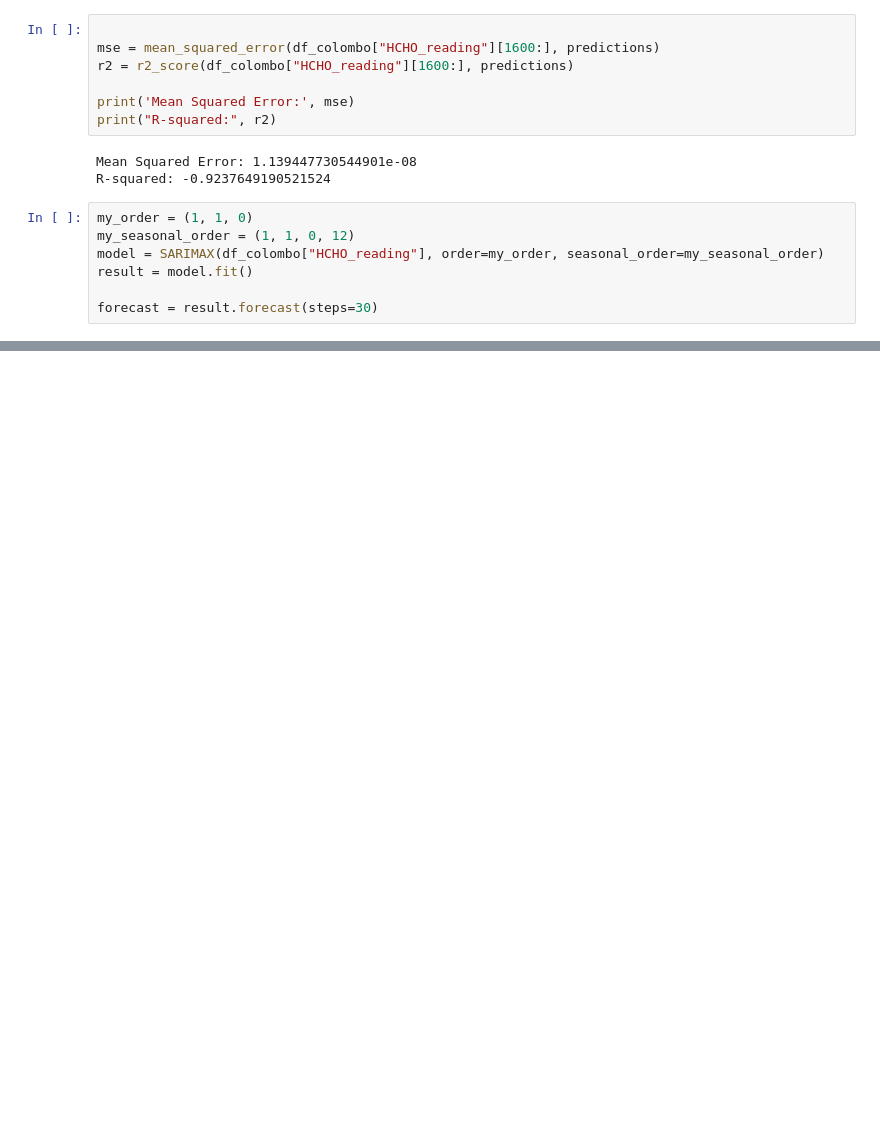
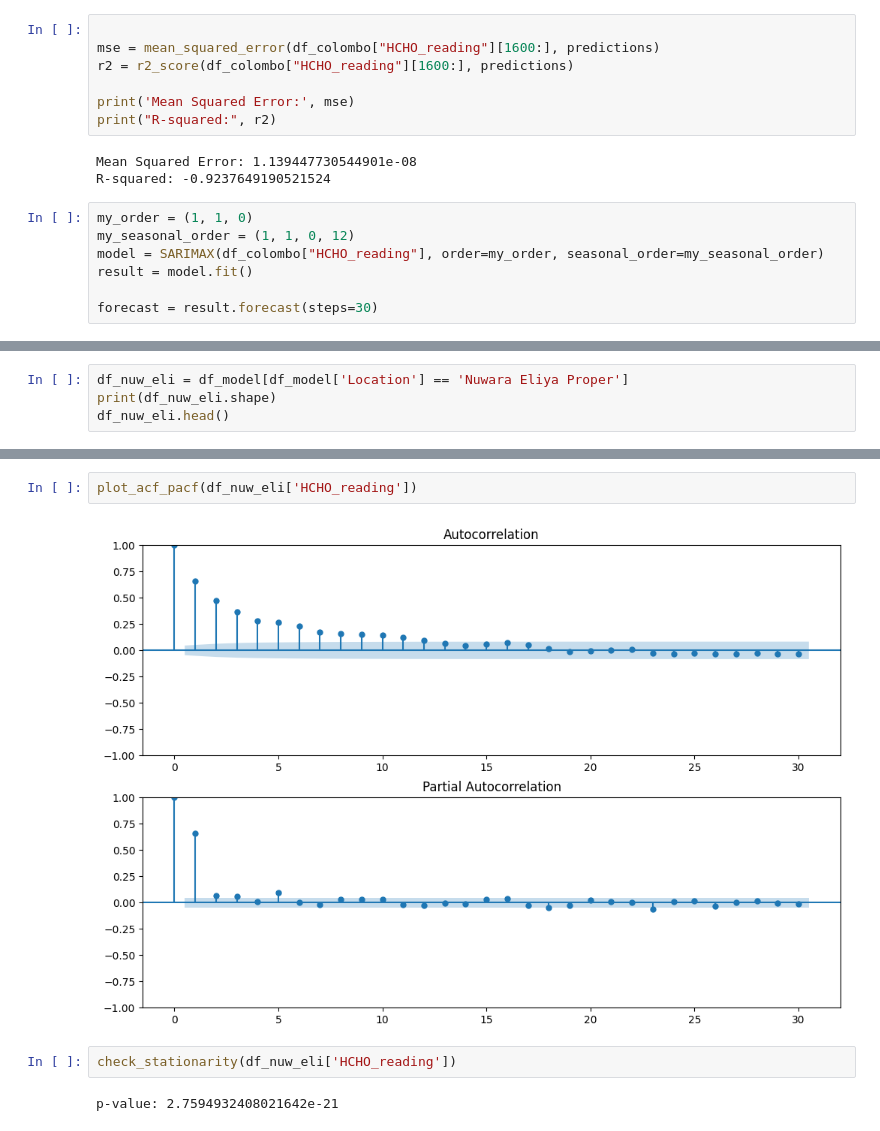
Before and after one commit to Lafri-13/Analysing-Tropospheric-Formaldehyde-HCHO-gas-in-Sri-Lanka, a Jupyter notebook: Analysis_HCHO.ipynb, the cells around one changed output, grey strips where cells are left out. Cells and saved outputs as stored; diff of their text form; blank space fills up the shorter version.

```diff
--- a/Analysis_HCHO.ipynb
+++ b/Analysis_HCHO.ipynb
@@ -636,0 +747,4 @@ plt.show()
+# %%
+df_nuw_eli = df_model[df_model['Location'] == 'Nuwara Eliya Proper']
+print(df_nuw_eli.shape)
+df_nuw_eli.head()
@@ -636,0 +775,8 @@ plt.show()
+# %%
+plot_acf_pacf(df_nuw_eli['HCHO_reading'])
+# %% [output]
+[figure, added]
+# %%
+check_stationarity(df_nuw_eli['HCHO_reading'])
+# %% [output]
+p-value: 2.7594932408021642e-21
```
Also changed, not shown: parts of 25 cells of this notebook.
